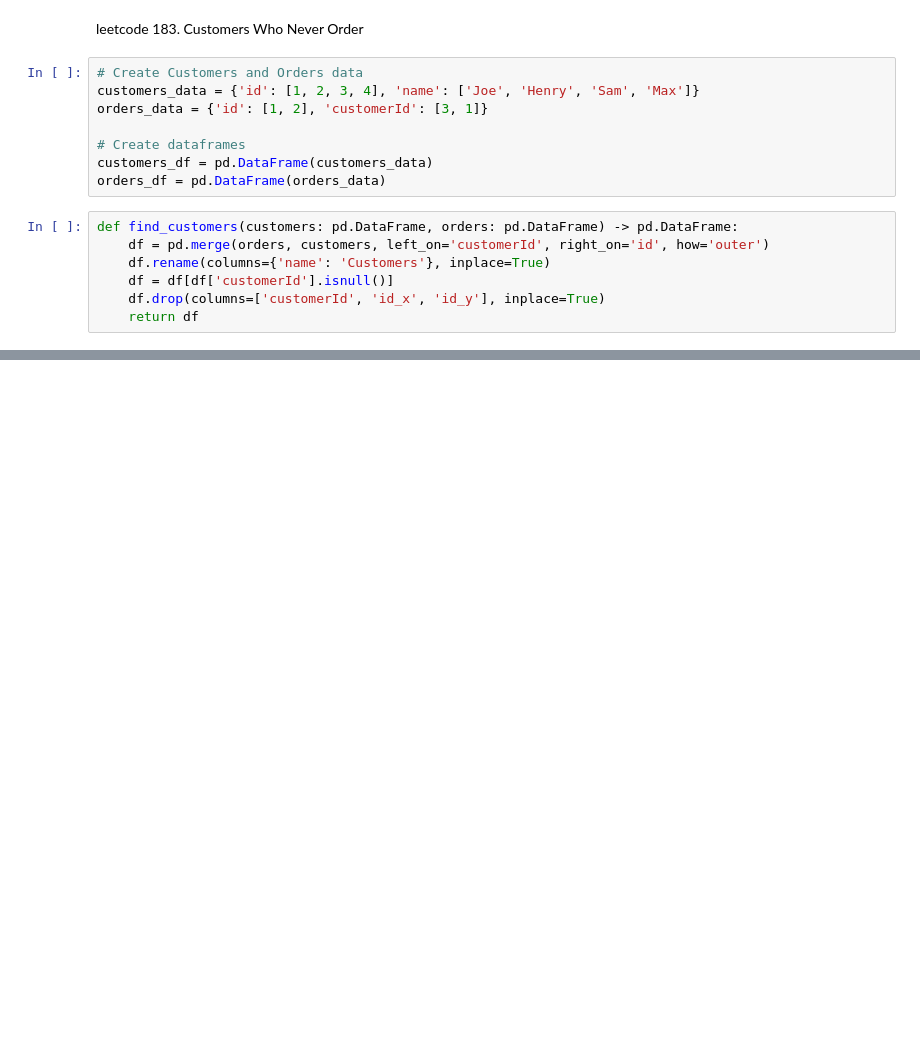
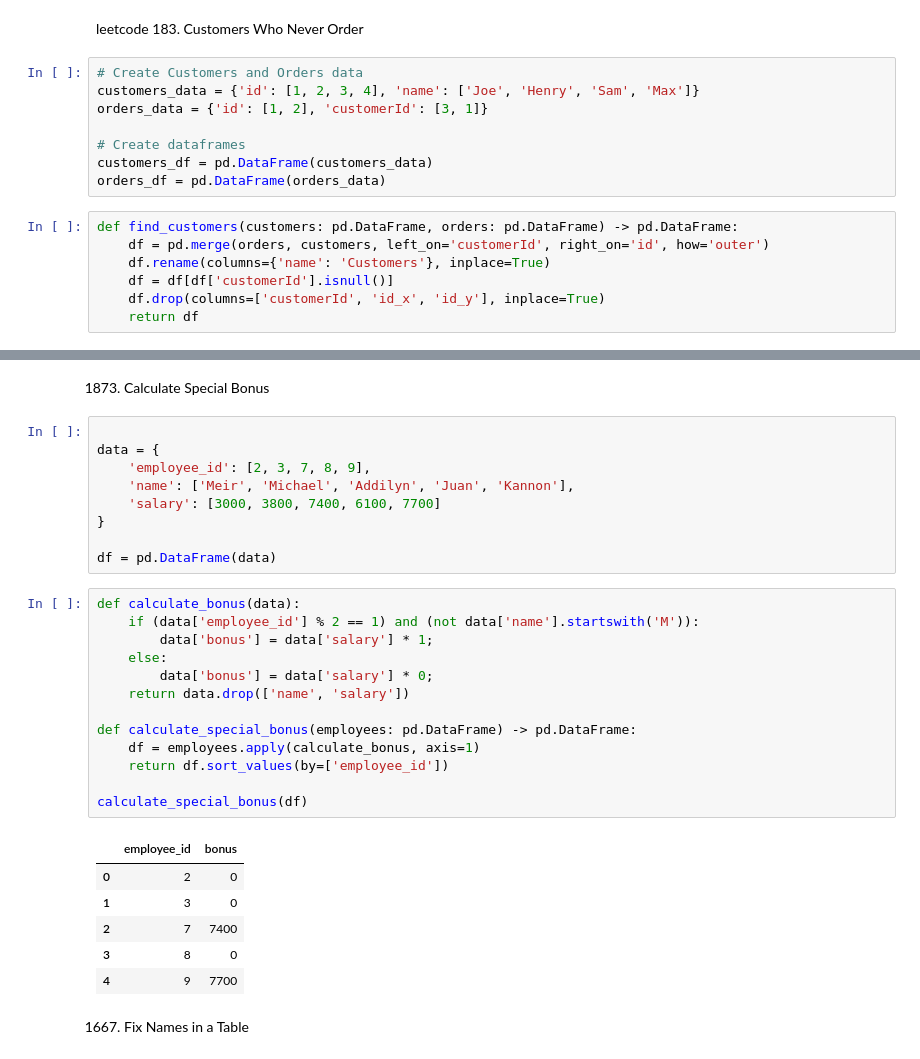
Before and after one commit to thirza258/LeetcodeSolution, a Jupyter notebook: pandas/Leetcode.ipynb, the cells around one changed output, grey strips where cells are left out. Drawn from its saved outputs; the diff is of its cells as text; blank space fills up the shorter version.

```diff
--- a/pandas/Leetcode.ipynb
+++ b/pandas/Leetcode.ipynb
@@ -82,0 +130,33 @@ def find_customers(customers: pd.DataFrame, orders: pd.DataFrame) -> pd.DataFram
+# %% [markdown]
+1873. Calculate Special Bonus
+# %%
+
+data = {
+    'employee_id': [2, 3, 7, 8, 9],
+    'name': ['Meir', 'Michael', 'Addilyn', 'Juan', 'Kannon'],
+    'salary': [3000, 3800, 7400, 6100, 7700]
+}
+
+df = pd.DataFrame(data)
+# %%
+def calculate_bonus(data):
+    if (data['employee_id'] % 2 == 1) and (not data['name'].startswith('M')):
+        data['bonus'] = data['salary'] * 1;
+    else:
+        data['bonus'] = data['salary'] * 0;
+    return data.drop(['name', 'salary'])
+
+def calculate_special_bonus(employees: pd.DataFrame) -> pd.DataFrame:
+    df = employees.apply(calculate_bonus, axis=1)
+    return df.sort_values(by=['employee_id'])
+
+calculate_special_bonus(df)
+# %% [output]
+|  | employee_id | bonus |
+| 0 | 2 | 0 |
+| 1 | 3 | 0 |
+| 2 | 7 | 7400 |
+| 3 | 8 | 0 |
+| 4 | 9 | 7700 |
+# %% [markdown]
+1667. Fix Names in a Table
```
Also changed, not shown: parts of 39 cells of this notebook, 1 other file.
